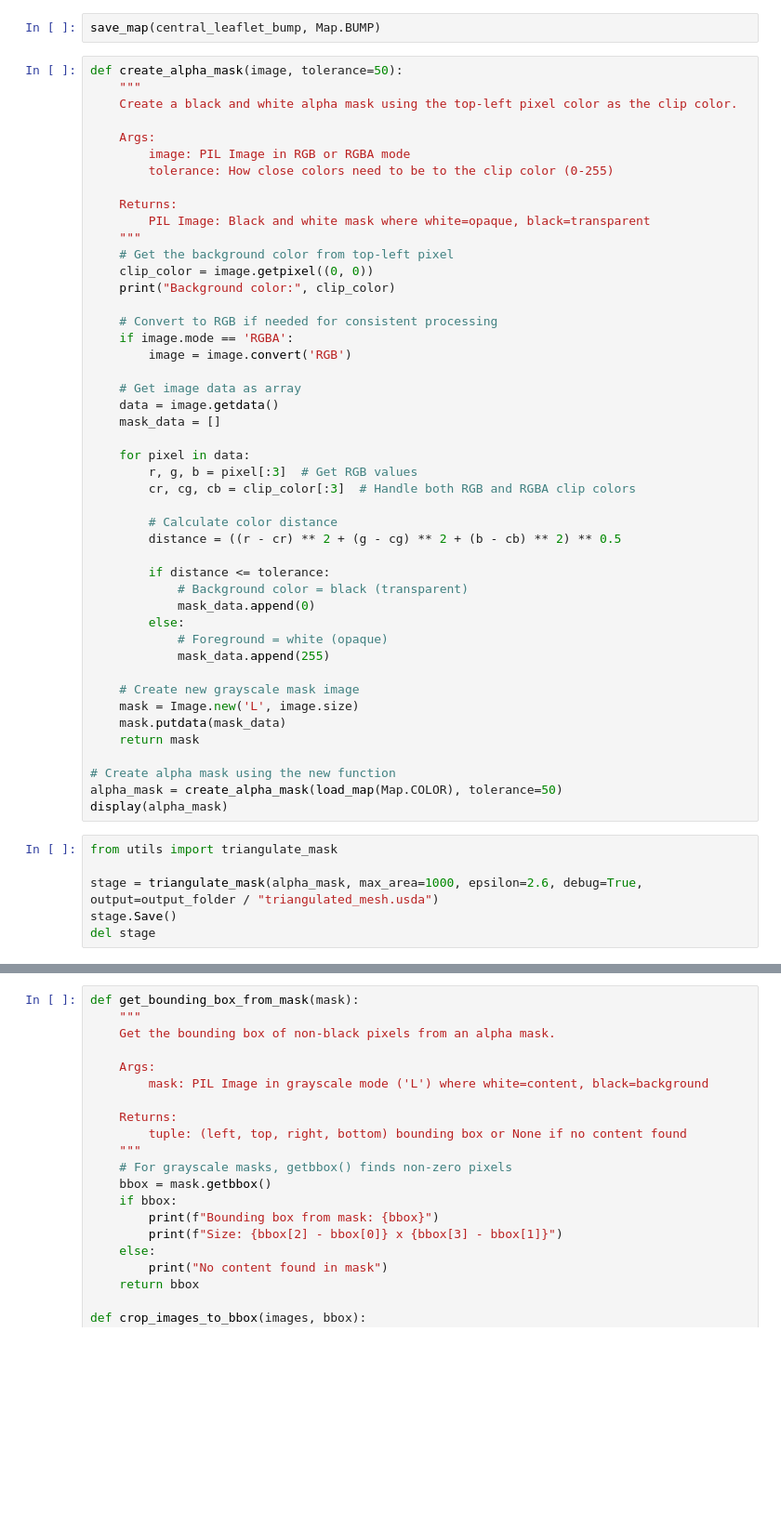
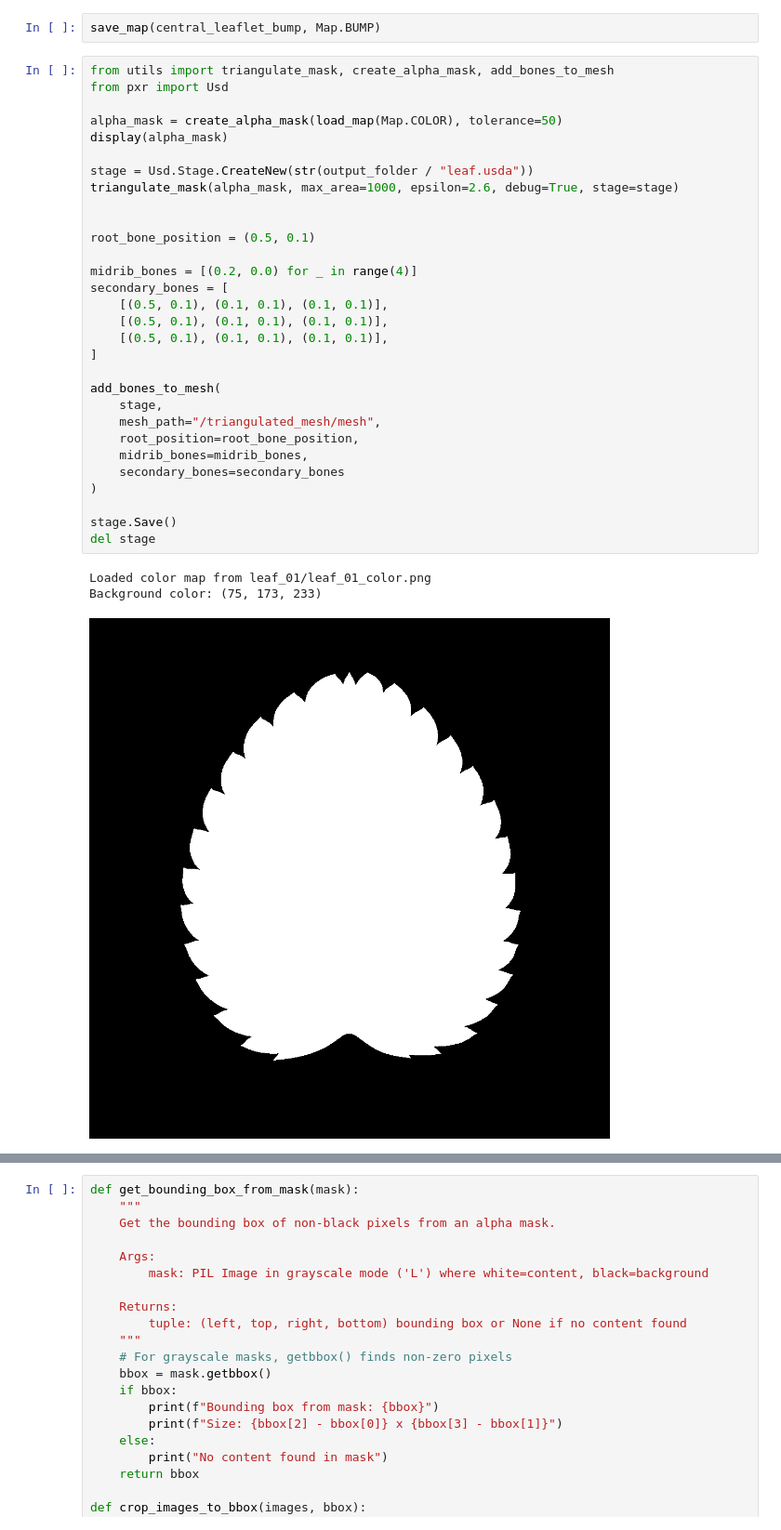
Before and after one commit to azazdeaz/impostor, a Jupyter notebook: textures/leaves.ipynb, the cells around one changed output, grey strips where cells are left out. Shown at 93% size. Cells and saved outputs as stored; diff of their text form; blank space fills up the shorter version.

```diff
--- a/textures/leaves.ipynb
+++ b/textures/leaves.ipynb
@@ -101,55 +101,37 @@ prompt = "\n".join([
 central_leaflet_bump =  query_image([prompt, load_map(Map.COLOR)])
 # %%
 save_map(central_leaflet_bump, Map.BUMP)
-# %%
-def create_alpha_mask(image, tolerance=50):
-    """
-    Create a black and white alpha mask using the top-left pixel color as the clip color.
-
-    Args:
-        image: PIL Image in RGB or RGBA mode
-        tolerance: How close colors need to be to the clip color (0-255)
-
-    Returns:
-        PIL Image: Black and white mask where white=opaque, black=transparent
-    """
-    # Get the background color from top-left pixel
-    clip_color = image.getpixel((0, 0))
-    print("Background color:", clip_color)
-
-    # Convert to RGB if needed for consistent processing
-    if image.mode == 'RGBA':
-        image = image.convert('RGB')
-
-    # Get image data as array
-    data = image.getdata()
-    mask_data = []
-
-    for pixel in data:
-        r, g, b = pixel[:3]  # Get RGB values
-        cr, cg, cb = clip_color[:3]  # Handle both RGB and RGBA clip colors
-
-        # Calculate color distance
-        distance = ((r - cr) ** 2 + (g - cg) ** 2 + (b - cb) ** 2) ** 0.5
-
-        if distance <= tolerance:
-            # Background color = black (transparent)
-            mask_data.append(0)
-        else:
-            # Foreground = white (opaque)
-            mask_data.append(255)
-
-    # Create new grayscale mask image
-    mask = Image.new('L', image.size)
-    mask.putdata(mask_data)
-    return mask
-
-# Create alpha mask using the new function
-alpha_mask = create_alpha_mask(load_map(Map.COLOR), tolerance=50)
-display(alpha_mask)
 # %%
-from utils import triangulate_mask
+from utils import triangulate_mask, create_alpha_mask, add_bones_to_mesh
+from pxr import Usd
 
-stage = triangulate_mask(alpha_mask, max_area=1000, epsilon=2.6, debug=True, output=output_folder / "triangulated_mesh.usda")
+alpha_mask = create_alpha_mask(load_map(Map.COLOR), tolerance=50)
+display(alpha_mask)
+
+stage = Usd.Stage.CreateNew(str(output_folder / "leaf.usda"))
+triangulate_mask(alpha_mask, max_area=1000, epsilon=2.6, debug=True, stage=stage)
+
+
+root_bone_position = (0.5, 0.1)
+
+midrib_bones = [(0.2, 0.0) for _ in range(4)]
+secondary_bones = [
+    [(0.5, 0.1), (0.1, 0.1), (0.1, 0.1)],
+    [(0.5, 0.1), (0.1, 0.1), (0.1, 0.1)],
+    [(0.5, 0.1), (0.1, 0.1), (0.1, 0.1)],
+]
+
+add_bones_to_mesh(
+    stage,
+    mesh_path="/triangulated_mesh/mesh",
+    root_position=root_bone_position,
+    midrib_bones=midrib_bones,
+    secondary_bones=secondary_bones
+)
+
 stage.Save()
 del stage
+# %% [output]
+Loaded color map from leaf_01/leaf_01_color.png
+Background color: (75, 173, 233)
+[figure, added]
```
Also changed, not shown: parts of 1 cell of this notebook, 1 other file.
